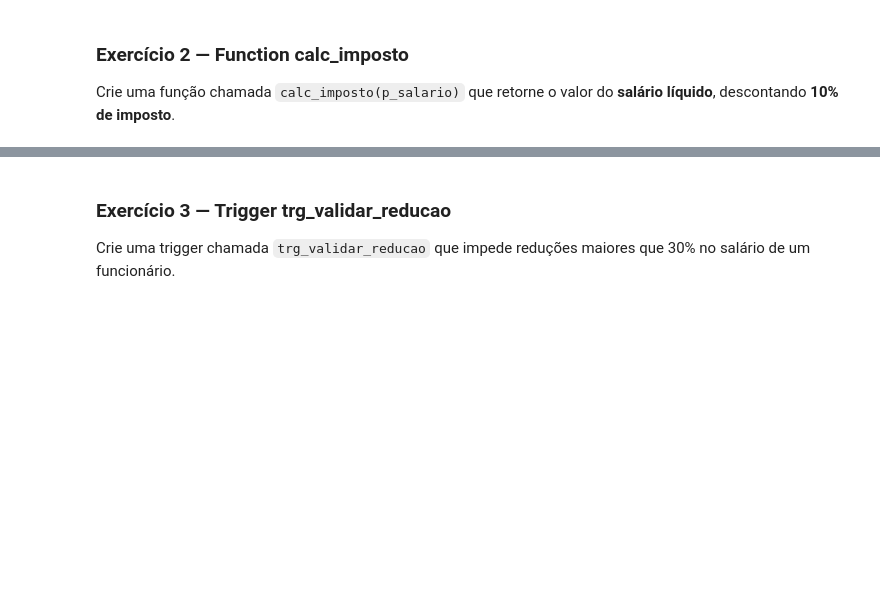
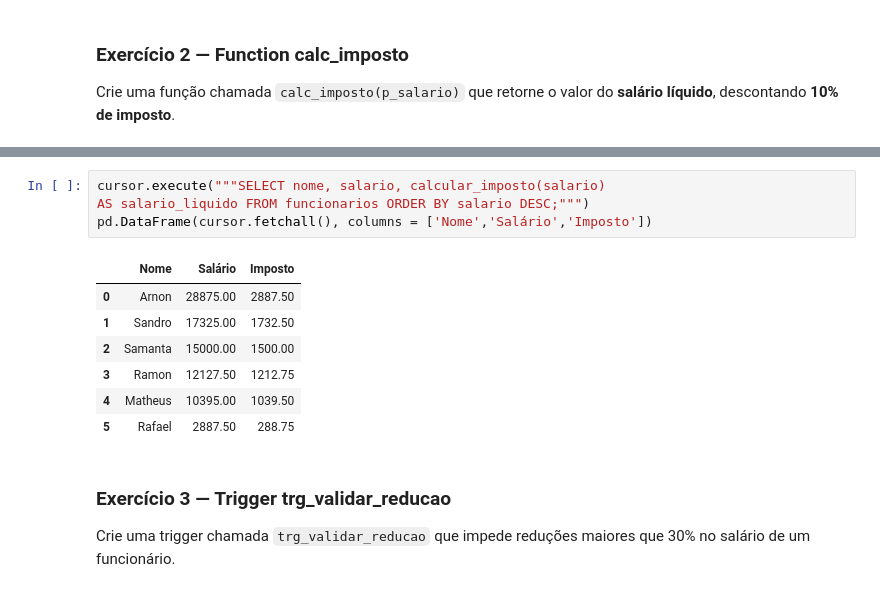
Before and after one commit to patrick0753/aulas_rafael_lapd, a Jupyter notebook: 11_Procedures_Functions_Triggers.ipynb, the cells around one changed output, grey strips where cells are left out. Drawn from its saved outputs; the diff is of its cells as text; blank space fills up the shorter version.

```diff
--- a/11_Procedures_Functions_Triggers.ipynb
+++ b/11_Procedures_Functions_Triggers.ipynb
@@ -465,3 +479,15 @@ Crie uma função chamada `calc_imposto(p_salario)` que retorne o valor do **sal
+# %%
+cursor.execute("""SELECT nome, salario, calcular_imposto(salario)
+AS salario_liquido FROM funcionarios ORDER BY salario DESC;""")
+pd.DataFrame(cursor.fetchall(), columns = ['Nome','Salário','Imposto'])
+# %% [output]
+|  | Nome | Salário | Imposto |
+| 0 | Arnon | 28875.00 | 2887.50 |
+| 1 | Sandro | 17325.00 | 1732.50 |
+| 2 | Samanta | 15000.00 | 1500.00 |
+| 3 | Ramon | 12127.50 | 1212.75 |
+| 4 | Matheus | 10395.00 | 1039.50 |
+| 5 | Rafael | 2887.50 | 288.75 |
 # %% [markdown]
 ### Exercício 3 — Trigger trg_validar_reducao
 
```
Also changed, not shown: parts of 4 cells of this notebook, 3 other files.
